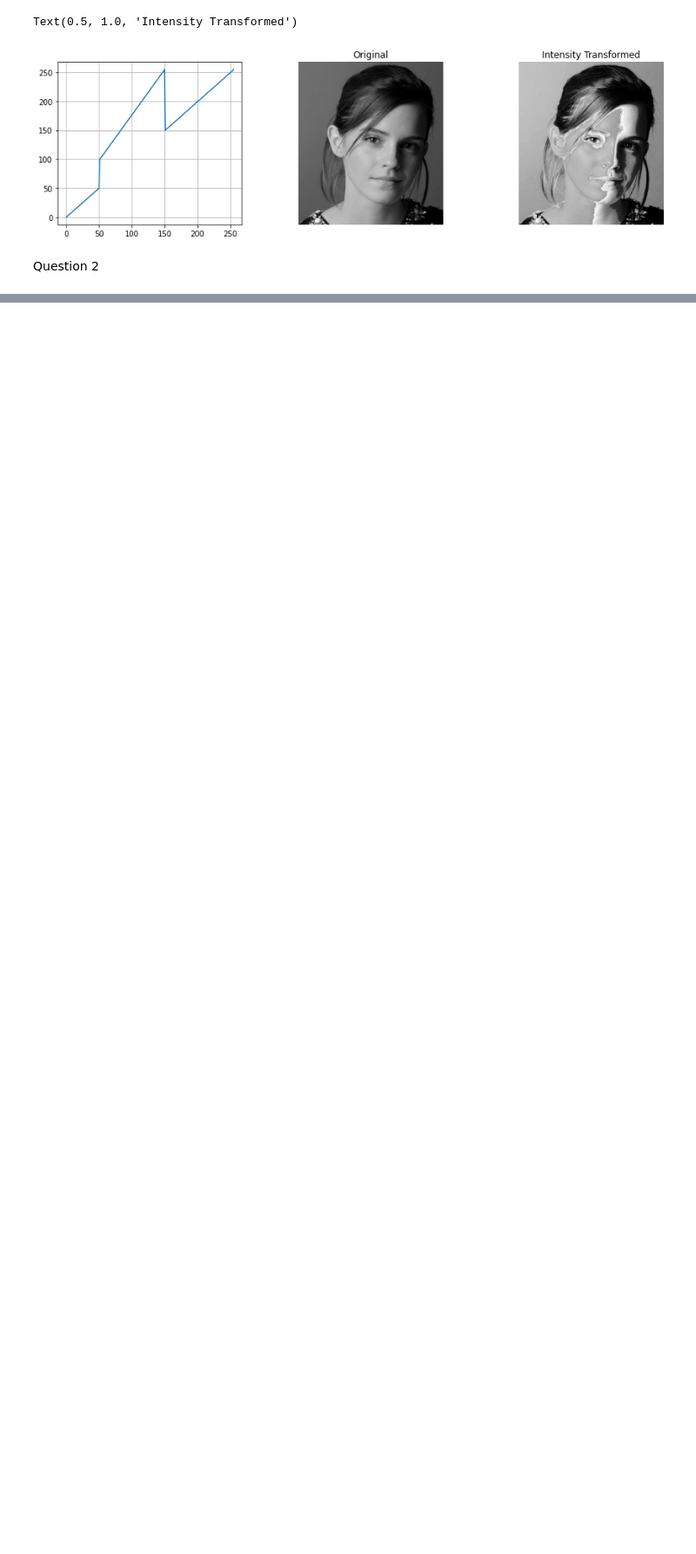
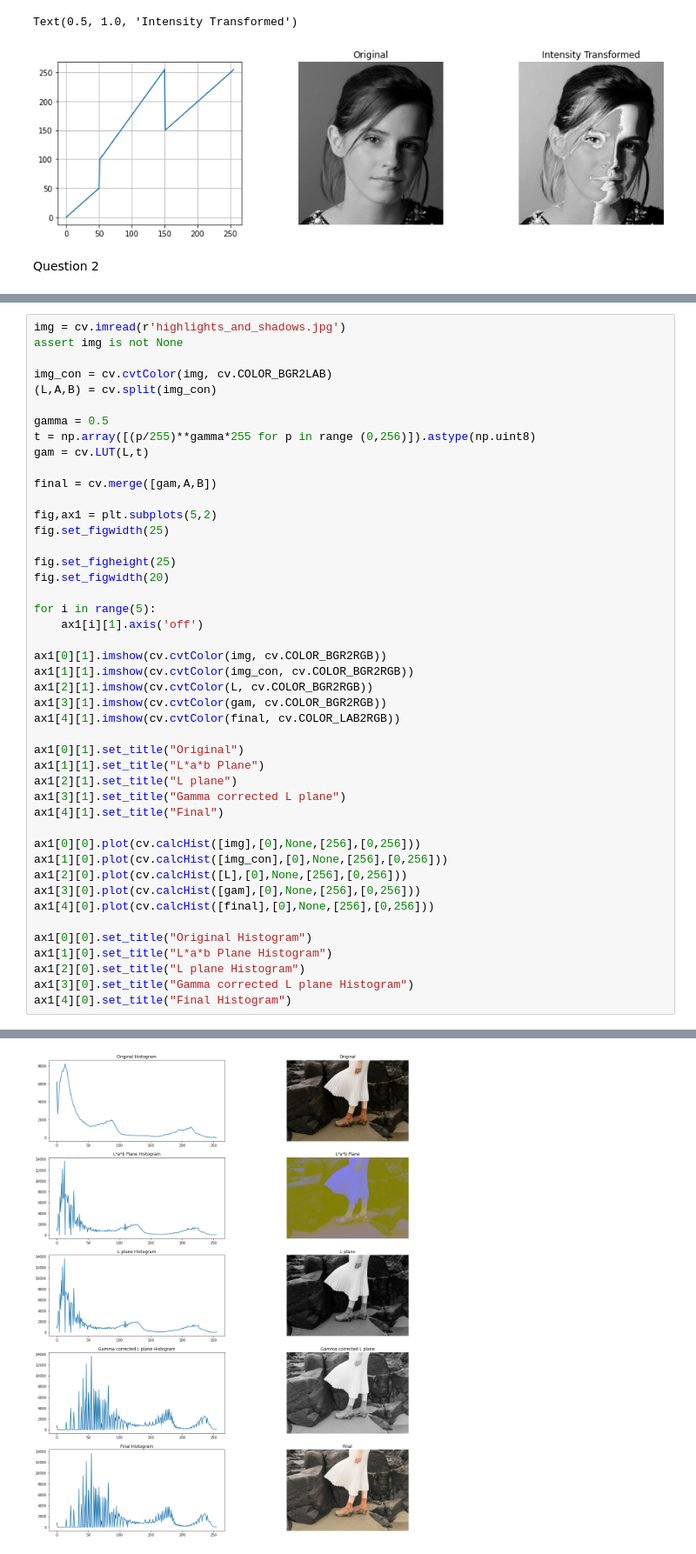
Before and after one commit to akilaabeyratne/EN2550-Assignment-1, a Jupyter notebook: Assignment1.ipynb, the cells around one changed output, grey strips where cells are left out. Shown at 87% size. Drawn from its saved outputs; the diff is of its cells as text; blank space fills up the shorter version.

```diff
--- a/Assignment1.ipynb
+++ b/Assignment1.ipynb
@@ -97,0 +100,46 @@ Text(0.5, 1.0, 'Gray Matter')
+# %%
+img = cv.imread(r'highlights_and_shadows.jpg')
+assert img is not None
+
+img_con = cv.cvtColor(img, cv.COLOR_BGR2LAB)
+(L,A,B) = cv.split(img_con)
+
+gamma = 0.5
+t = np.array([(p/255)**gamma*255 for p in range (0,256)]).astype(np.uint8)
+gam = cv.LUT(L,t)
+
+final = cv.merge([gam,A,B])
+
+fig,ax1 = plt.subplots(5,2)
+fig.set_figwidth(25)
+
+fig.set_figheight(25)
+fig.set_figwidth(20)
+
+for i in range(5):
+    ax1[i][1].axis('off')
+
+ax1[0][1].imshow(cv.cvtColor(img, cv.COLOR_BGR2RGB))
+ax1[1][1].imshow(cv.cvtColor(img_con, cv.COLOR_BGR2RGB))
+ax1[2][1].imshow(cv.cvtColor(L, cv.COLOR_BGR2RGB))
+ax1[3][1].imshow(cv.cvtColor(gam, cv.COLOR_BGR2RGB))
+ax1[4][1].imshow(cv.cvtColor(final, cv.COLOR_LAB2RGB))
+
+ax1[0][1].set_title("Original")
+ax1[1][1].set_title("L*a*b Plane")
+ax1[2][1].set_title("L plane")
+ax1[3][1].set_title("Gamma corrected L plane")
+ax1[4][1].set_title("Final")
+
+ax1[0][0].plot(cv.calcHist([img],[0],None,[256],[0,256]))
+ax1[1][0].plot(cv.calcHist([img_con],[0],None,[256],[0,256]))
+ax1[2][0].plot(cv.calcHist([L],[0],None,[256],[0,256]))
+ax1[3][0].plot(cv.calcHist([gam],[0],None,[256],[0,256]))
+ax1[4][0].plot(cv.calcHist([final],[0],None,[256],[0,256]))
+
+ax1[0][0].set_title("Original Histogram")
+ax1[1][0].set_title("L*a*b Plane Histogram")
+ax1[2][0].set_title("L plane Histogram")
+ax1[3][0].set_title("Gamma corrected L plane Histogram")
+ax1[4][0].set_title("Final Histogram")
+# %% [output]
@@ -97,0 +147 @@ Text(0.5, 1.0, 'Gray Matter')
+[figure, added]
```
Also changed, not shown: parts of 3 cells of this notebook.
